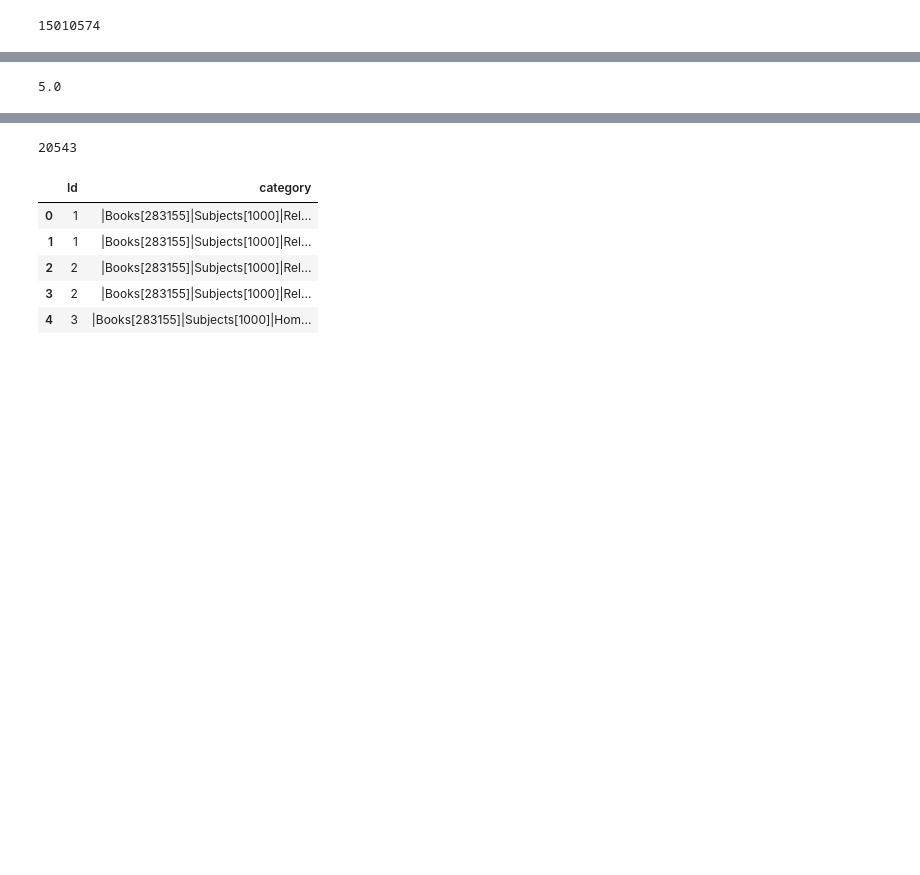
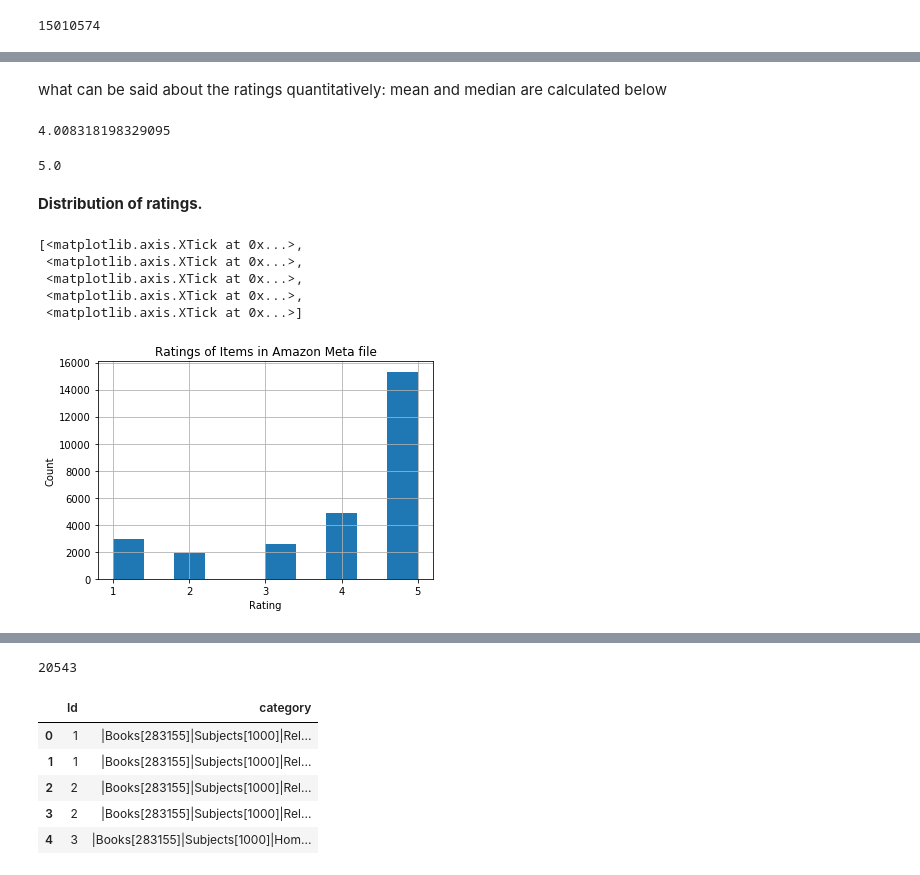
Before and after one commit to vincelaird/springboard, a Jupyter notebook: keepup_challenge/KeepUp.ipynb, the cells around one changed output, grey strips where cells are left out. Saved outputs shown, nothing was run; the diff lists cells and outputs as text; code cells hidden in the pictures; blank space fills up the shorter version.

```diff
--- a/keepup_challenge/KeepUp.ipynb
+++ b/keepup_challenge/KeepUp.ipynb
@@ -62,2 +66,0 @@ df.head()
-# %%
-df[['rating']] = df[['rating']].apply(pd.to_numeric)
@@ -69,3 +69,12 @@ df.rating.mean()
+# %%
+df['rating'] = df['rating'].astype(int)
+df['Id'] = df['Id'].astype(int)
+# %% [markdown]
+what can be said about the ratings quantitatively: mean and median are calculated below
+# %%
+df.rating.mean()
+# %% [output]
+4.008318198329095
 # %%
 df.rating.median()
 # %% [output]
@@ -79,0 +82,16 @@ df.rating.median()
+# %% [markdown]
+<strong>Distribution of ratings.</strong>
+# %%
+fig, ax = plt.subplots()
+df.rating.hist()
+ax.set_xlabel('Rating')
+ax.set_ylabel('Count')
+ax.set_title('Ratings of Items in Amazon Meta file')
+ax.set_xticks([1,2,3,4,5], minor=False)
+# %% [output]
+[<matplotlib.axis.XTick at 0x...>,
+ <matplotlib.axis.XTick at 0x...>,
+ <matplotlib.axis.XTick at 0x...>,
+ <matplotlib.axis.XTick at 0x...>,
+ <matplotlib.axis.XTick at 0x...>]
+[figure, added]
```
Also changed, not shown: parts of 59 cells of this notebook.
